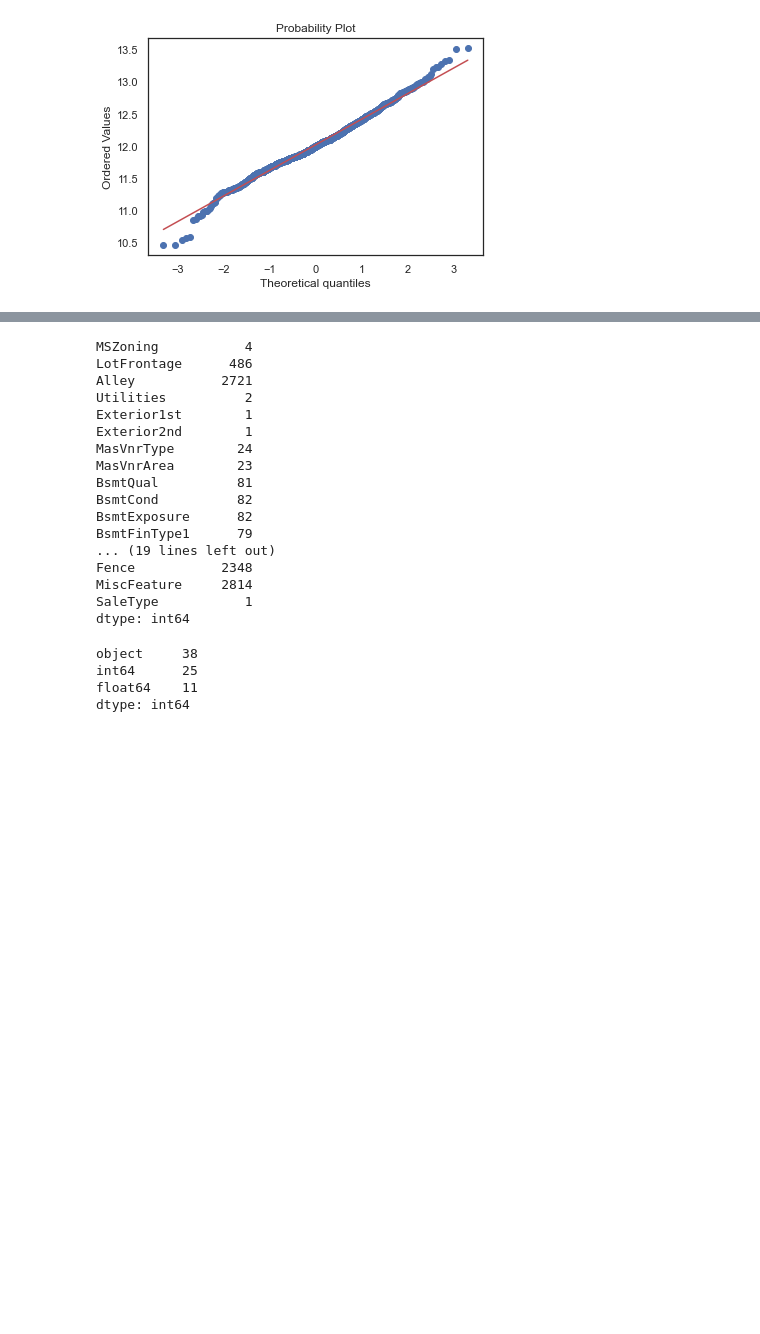
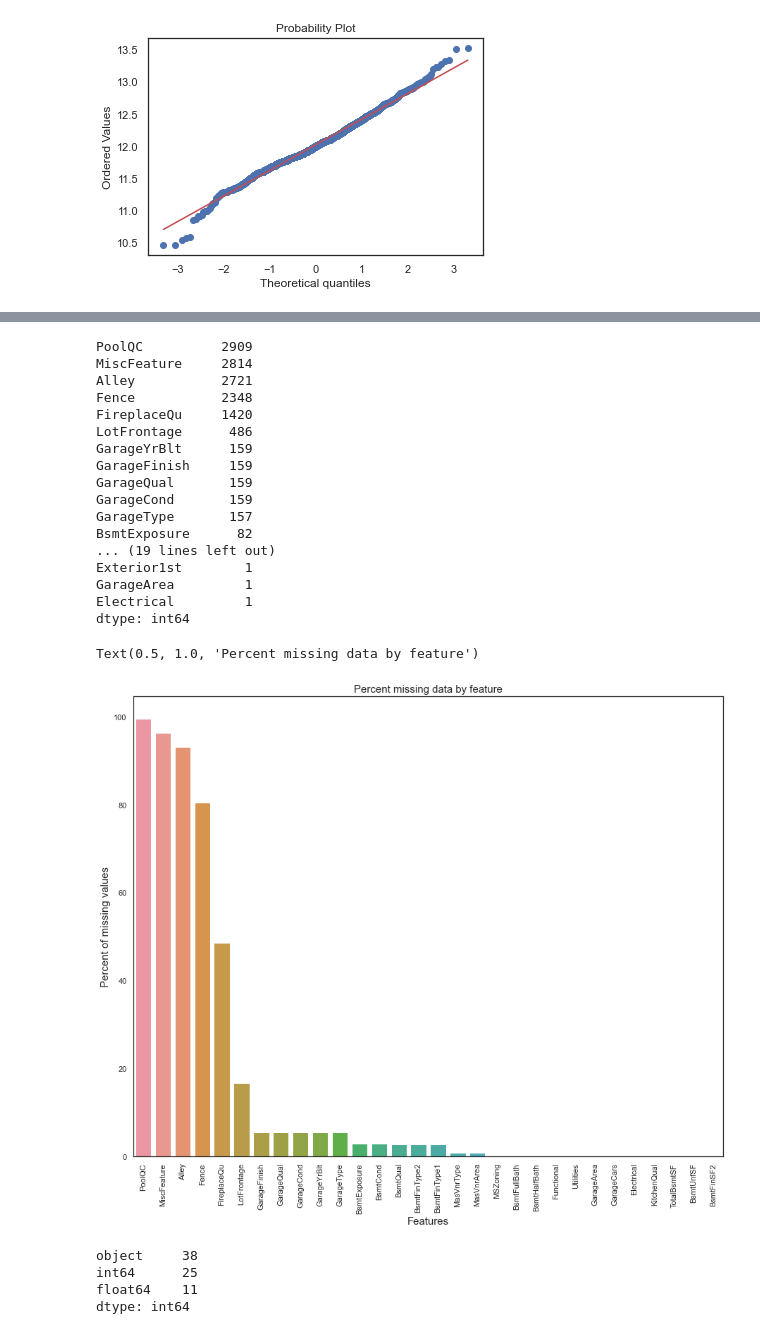
Before and after one commit to nicolastoros/projects_data_science, a Jupyter notebook: PCA_EDA_House.ipynb, the cells around one changed output, grey strips where cells are left out. Cells and saved outputs as stored; diff of their text form; code cells hidden in the pictures; blank space fills up the shorter version.

```diff
--- a/PCA_EDA_House.ipynb
+++ b/PCA_EDA_House.ipynb
@@ -289,0 +272,7 @@ Columnas: 80
+# %%
+ntrain = train.shape[0]
+ntest = test.shape[0]
+y_train = train.SalePrice.values
+all_data = pd.concat((train, test)).reset_index(drop=True)
+all_data.drop(['SalePrice'], axis=1, inplace=True)
+print("all_data size is : {}".format(all_data.shape))
@@ -289,0 +281,5 @@ Columnas: 80
+# %%
+all_data_na = (all_data.isnull().sum() / len(all_data)) * 100
+all_data_na = all_data_na.drop(all_data_na[all_data_na == 0].index).sort_values(ascending=False)[:30]
+missing_data = pd.DataFrame({'Missing Ratio' :all_data_na})
+missing_data.head(20)
@@ -290,22 +304,22 @@ Columnas: 80
 # %%
-#Conteo de Nulls
-nans=pd.isnull(data).sum()
+#Missing values count second form
+nans=pd.isnull(all_data).sum().sort_values(ascending=False)
 nans[nans>0]
 # %% [output]
-MSZoning           4
+PoolQC          2909
+MiscFeature     2814
+Alley           2721
+Fence           2348
+FireplaceQu     1420
 LotFrontage      486
-Alley           2721
-Utilities          2
+GarageYrBlt      159
+GarageFinish     159
+GarageQual       159
+GarageCond       159
+GarageType       157
+BsmtExposure      82
+... (19 lines left out)
 Exterior1st        1
-Exterior2nd        1
-MasVnrType        24
-MasVnrArea        23
-BsmtQual          81
-BsmtCond          82
-BsmtExposure      82
-BsmtFinType1      79
-... (19 lines left out)
-Fence           2348
-MiscFeature     2814
-SaleType           1
+GarageArea         1
+Electrical         1
 dtype: int64
@@ -320,3 +326,13 @@ data=data.drop("FireplaceQu", 1)
+# %%
+f, ax = plt.subplots(figsize=(15, 12))
+plt.xticks(rotation='90')
+sns.barplot(x=all_data_na.index, y=all_data_na)
+plt.xlabel('Features', fontsize=15)
+plt.ylabel('Percent of missing values', fontsize=15)
+plt.title('Percent missing data by feature', fontsize=15)
+# %% [output]
+Text(0.5, 1.0, 'Percent missing data by feature')
+[figure, added]
 # %%
 #conteo de tipos de columnas
 data.dtypes.value_counts()
```
Also changed, not shown: parts of 5 cells of this notebook, 1 other file.
